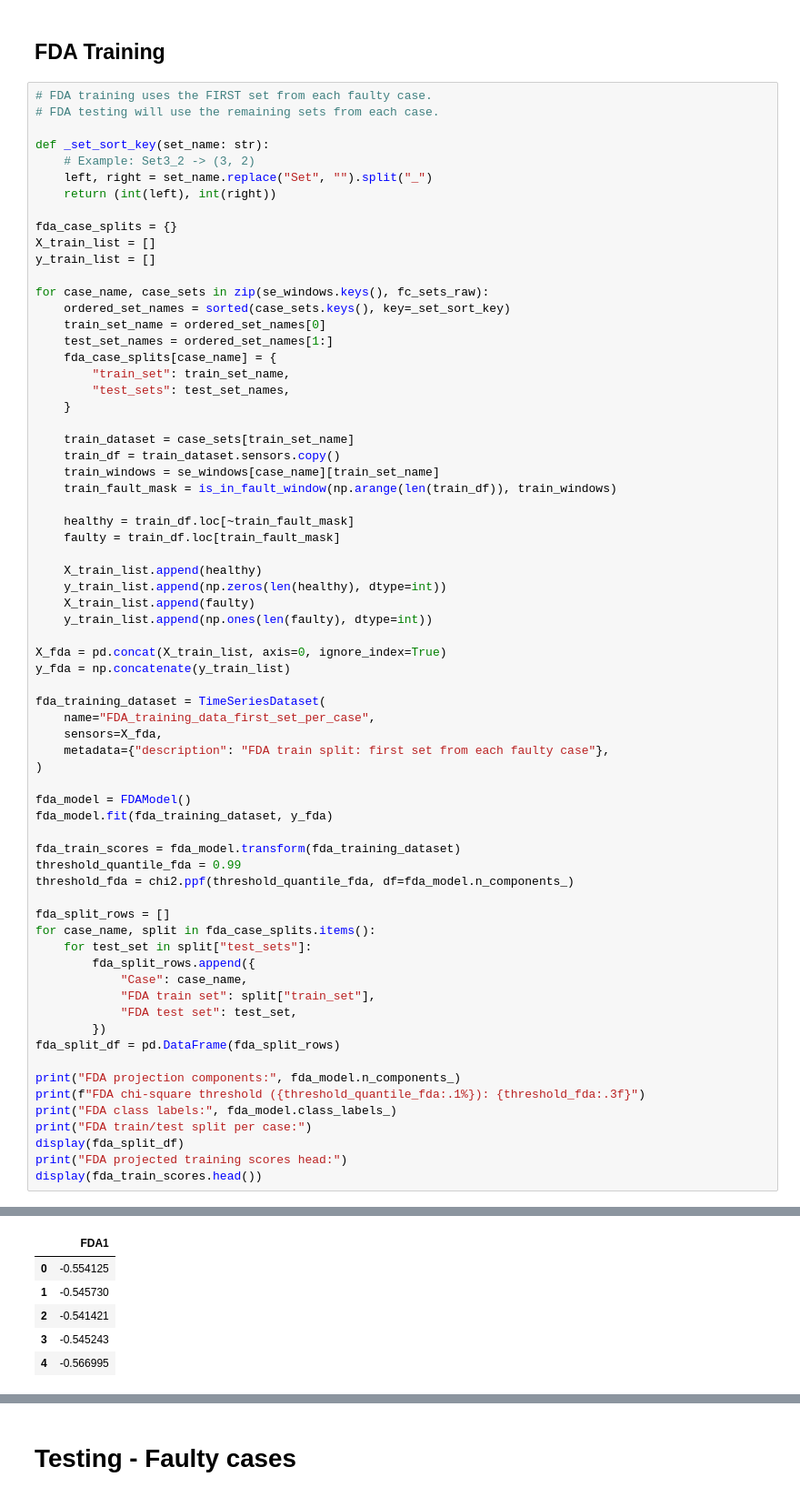
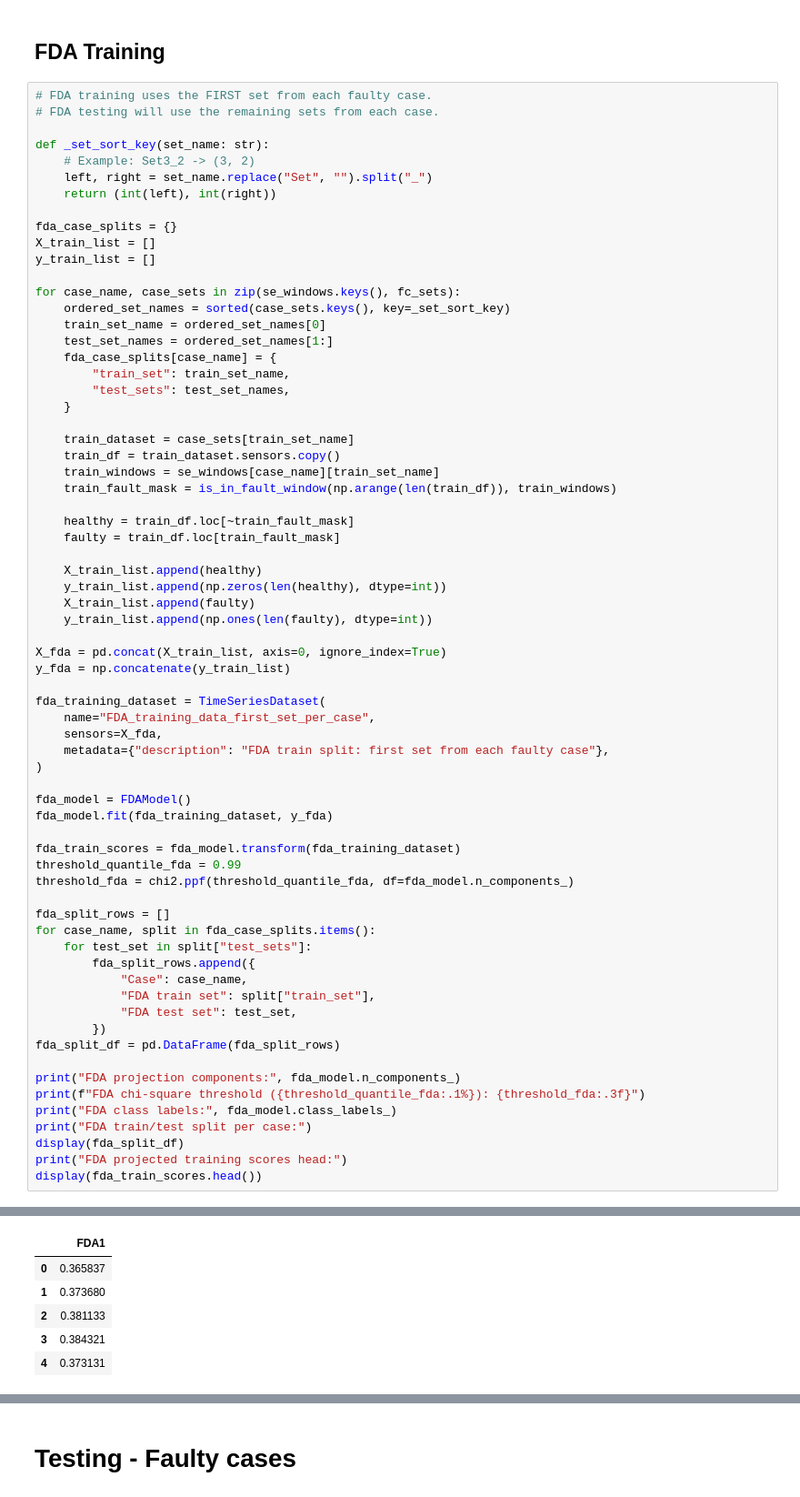
Before and after one commit to PeterAndersen-sdu/Fault-detection-project, a Jupyter notebook: main.ipynb, the cells around one changed output, grey strips where cells are left out. Shown at 91% size. Saved outputs shown, nothing was run; the diff lists cells and outputs as text.

```diff
--- a/main.ipynb
+++ b/main.ipynb
@@ -603,7 +628,7 @@ fda_case_splits = {}
 X_train_list = []
 y_train_list = []
 
-for case_name, case_sets in zip(se_windows.keys(), fc_sets_raw):
+for case_name, case_sets in zip(se_windows.keys(), fc_sets):
     ordered_set_names = sorted(case_sets.keys(), key=_set_sort_key)
     train_set_name = ordered_set_names[0]
     test_set_names = ordered_set_names[1:]
@@ -649,38 +674,38 @@ for case_name, split in fda_case_splits.items():
             "FDA train set": split["train_set"],
             "FDA test set": test_set,
         })
 fda_split_df = pd.DataFrame(fda_split_rows)
 
 print("FDA projection components:", fda_model.n_components_)
 print(f"FDA chi-square threshold ({threshold_quantile_fda:.1%}): {threshold_fda:.3f}")
 print("FDA class labels:", fda_model.class_labels_)
 print("FDA train/test split per case:")
 display(fda_split_df)
 print("FDA projected training scores head:")
 display(fda_train_scores.head())
 # %% [output]
 FDA projection components: 1
 FDA chi-square threshold (99.0%): 6.635
 FDA class labels: [np.int64(0), np.int64(1)]
 FDA train/test split per case:
 |  | Case | FDA train set | FDA test set |
 | 0 | FaultyCase1 | Set1_1 | Set1_2 |
 | 1 | FaultyCase1 | Set1_1 | Set1_3 |
 | 2 | FaultyCase2 | Set2_1 | Set2_2 |
 | 3 | FaultyCase2 | Set2_1 | Set2_3 |
 | 4 | FaultyCase3 | Set3_1 | Set3_2 |
 | 5 | FaultyCase3 | Set3_1 | Set3_3 |
 | 6 | FaultyCase4 | Set4_1 | Set4_2 |
 | 7 | FaultyCase4 | Set4_1 | Set4_3 |
 | 8 | FaultyCase5 | Set5_1 | Set5_2 |
 | 9 | FaultyCase6 | Set6_1 | Set6_2 |
 FDA projected training scores head:
 |  | FDA1 |
-| 0 | -0.554125 |
-| 1 | -0.545730 |
-| 2 | -0.541421 |
-| 3 | -0.545243 |
-| 4 | -0.566995 |
+| 0 | 0.365837 |
+| 1 | 0.373680 |
+| 2 | 0.381133 |
+| 3 | 0.384321 |
+| 4 | 0.373131 |
 # %%
 
 # Visualize the pooled FDA projection in the style of the MATLAB example.
```
Also changed, not shown: parts of 10 cells of this notebook, 1 other file.
